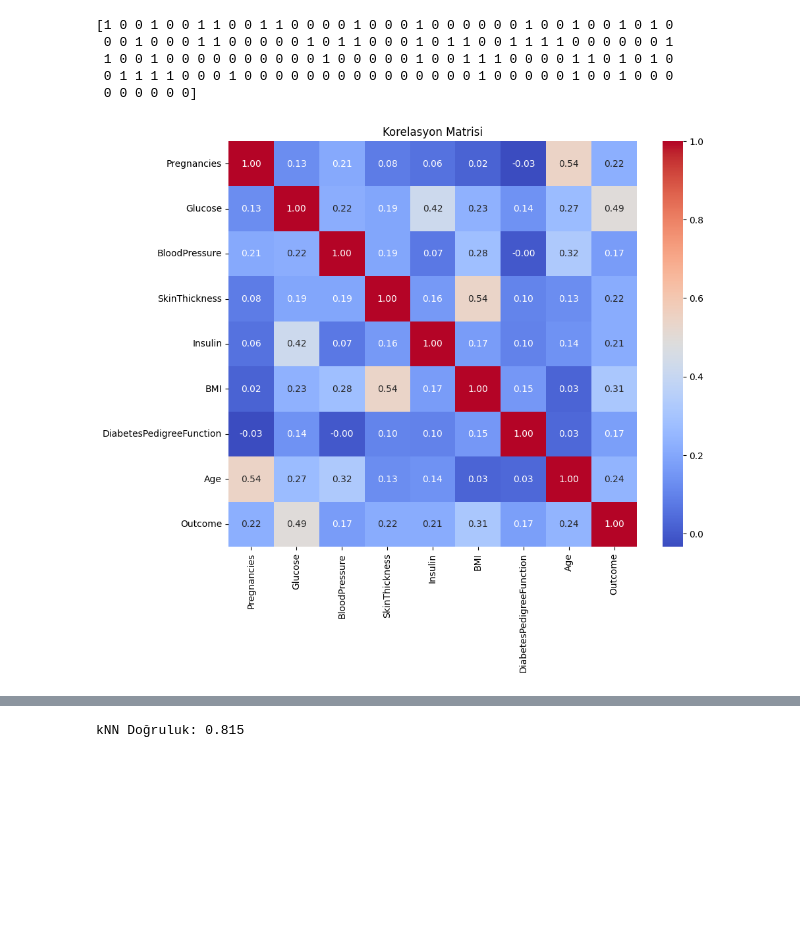
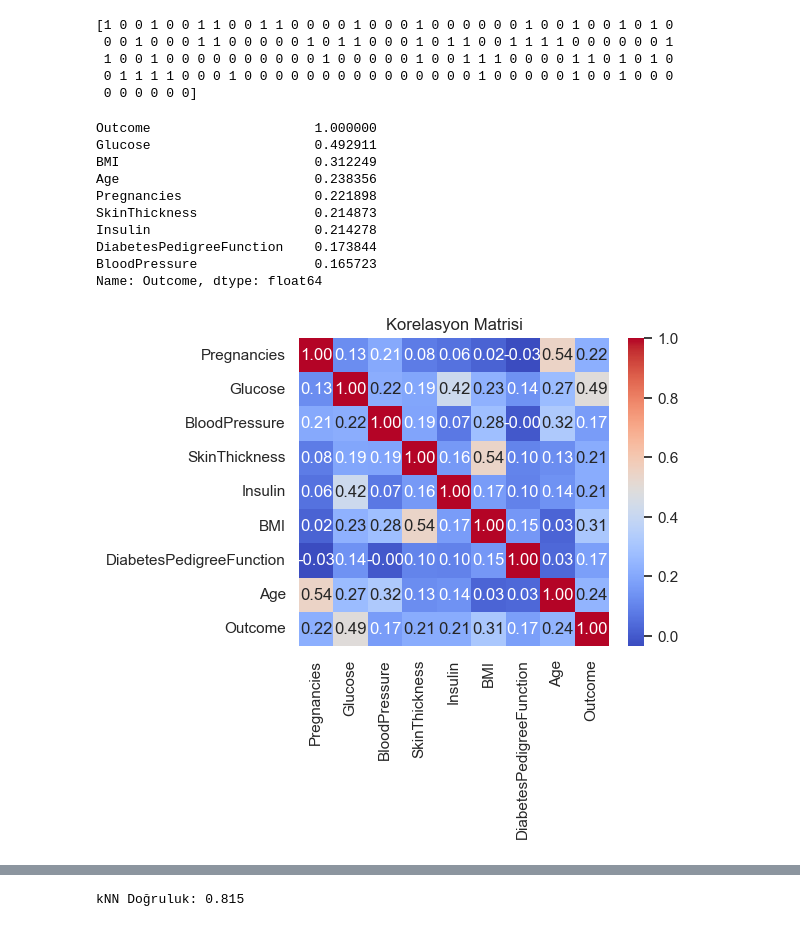
Before and after one commit to meyliteK/diyabet_tahmin_sitesi, a Jupyter notebook: project_files/bitirme.ipynb, the cells around one changed output, grey strips where cells are left out. Saved outputs shown, nothing was run; the diff lists cells and outputs as text; code cells hidden in the pictures; blank space fills up the shorter version.

```diff
--- a/project_files/bitirme.ipynb
+++ b/project_files/bitirme.ipynb
@@ -108,10 +115,26 @@ print(knn_pred)
  0 1 1 1 1 0 0 0 1 0 0 0 0 0 0 0 0 0 0 0 0 0 0 0 1 0 0 0 0 0 1 0 0 1 0 0 0
  0 0 0 0 0 0]
 # %%
+# Korelasyon Analizi
+correlation_matrix = dataset.corr()
+correlation_with_outcome = correlation_matrix["Outcome"].sort_values(ascending=False)
+
+print(correlation_with_outcome)
+
 # Korelasyon Matrisi
-plt.figure(dpi= 100, figsize=(10, 8))
+plt.figure(dpi= 100, figsize=(5, 4))
 sns.heatmap(dataset.corr(), annot=True, fmt=".2f", cmap="coolwarm", cbar=True)
 plt.title("Korelasyon Matrisi")
 plt.show()
 # %% [output]
+Outcome                     1.000000
+Glucose                     0.492911
+BMI                         0.312249
+Age                         0.238356
+Pregnancies                 0.221898
+SkinThickness               0.214873
+Insulin                     0.214278
+DiabetesPedigreeFunction    0.173844
+BloodPressure               0.165723
+Name: Outcome, dtype: float64
-[figure, old version]
+[figure, new version]
```
Also changed, not shown: parts of 6 cells of this notebook, 5 other files.
